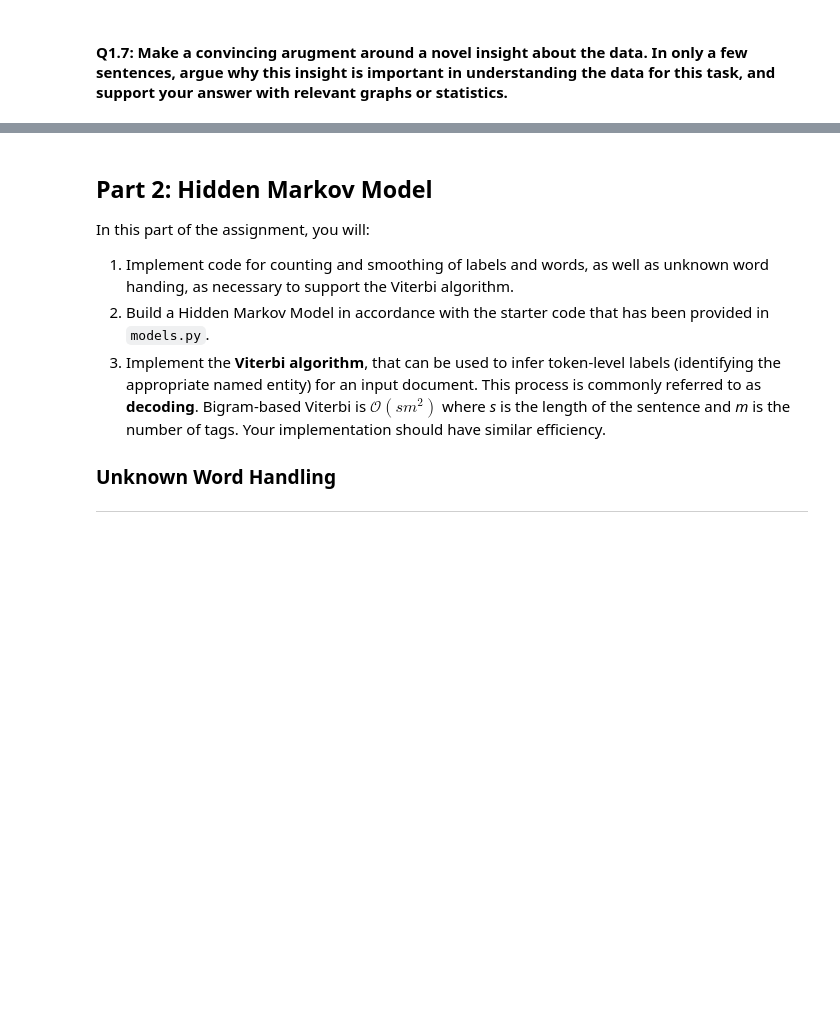
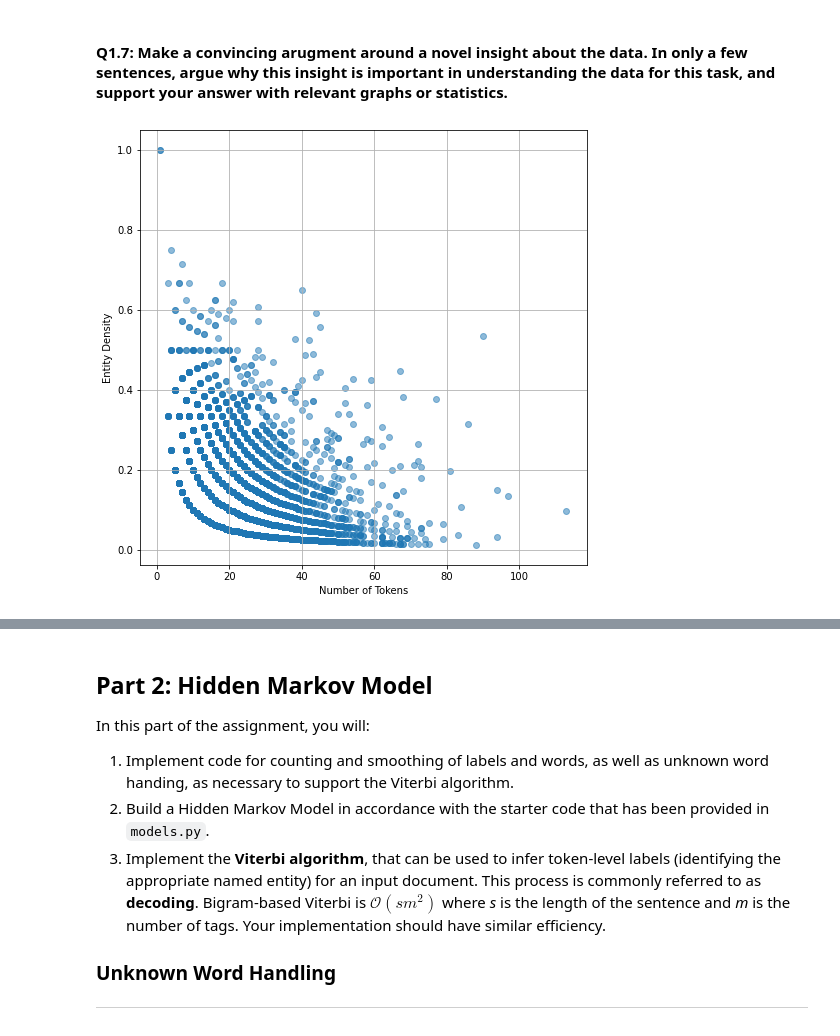
Before and after one commit to yinuotTCXR/nlpA1, a Jupyter notebook: hw1_studentfacing_sp25_cs4740.ipynb, the cells around one changed output, grey strips where cells are left out. Cells and saved outputs as stored; diff of their text form; code cells hidden in the pictures; blank space fills up the shorter version.

```diff
--- a/hw1_studentfacing_sp25_cs4740.ipynb
+++ b/hw1_studentfacing_sp25_cs4740.ipynb
@@ -355,0 +424,15 @@ However, you are only interested in tokens which are tagged as part of named ent
+# %%
+# YOUR CODE HERE
+density = []
+for text, ner in zip(training_data["text"], training_data["NER"]):
+    count = sum(1 for tag in ner if tag != "O")
+    density.append(count / len(text))
+
+plt.figure(figsize=(8, 8))
+plt.scatter(doc_lengths, density, alpha=0.5)
+plt.xlabel("Number of Tokens")
+plt.ylabel("Entity Density")
+plt.grid(True)
+plt.show()
+# %% [output]
+[figure, added]
```
Also changed, not shown: parts of 10 cells of this notebook.
